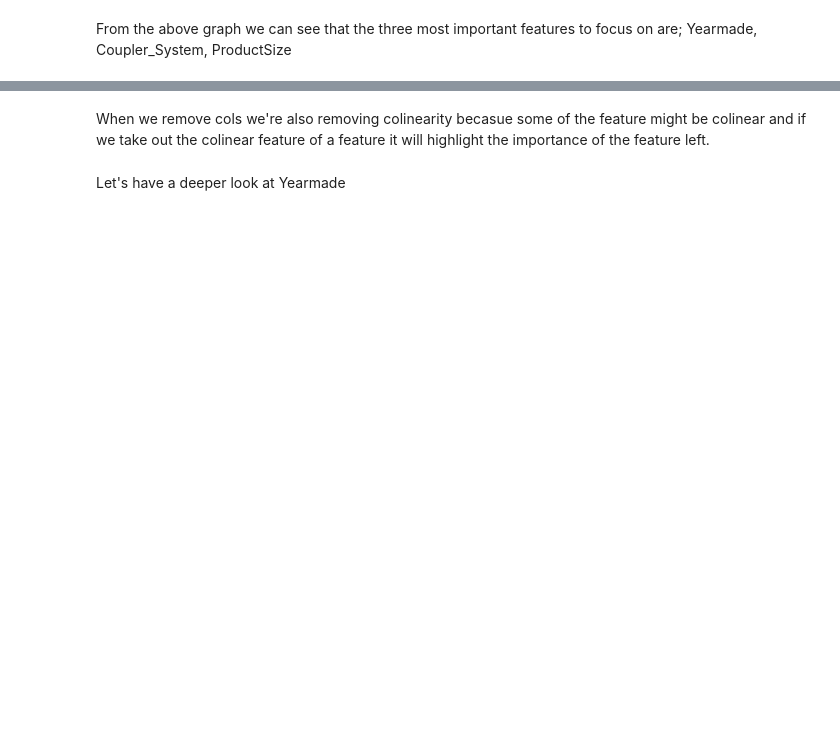
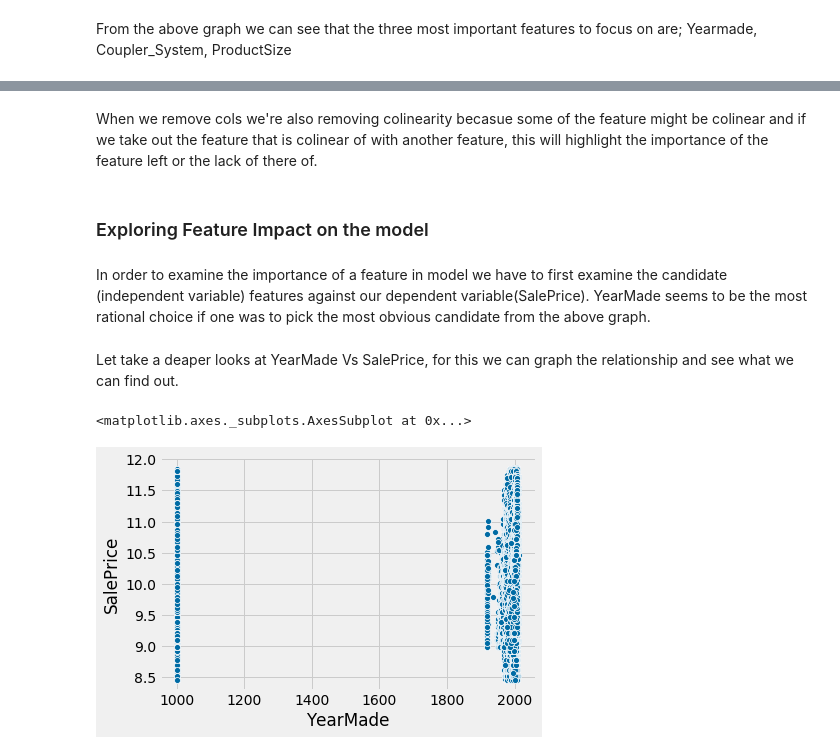
Before and after one commit to MrRutledge/ML_Practice, a Jupyter notebook: FastAi_ML_RandomForest.ipynb, the cells around one changed output, grey strips where cells are left out. Drawn from its saved outputs; the diff is of its cells as text; code cells hidden in the pictures; blank space fills up the shorter version.

```diff
--- a/FastAi_ML_RandomForest.ipynb
+++ b/FastAi_ML_RandomForest.ipynb
@@ -779,4 +750,13 @@ plot_fi(fi)
 # %% [markdown]
-When we remove cols we're also removing colinearity becasue some of the feature might be colinear and if we take out the colinear feature of a feature it will highlight the importance of the feature left.
+When we remove cols we're also removing colinearity becasue some of the feature might be colinear and if we take out the feature  that is colinear of with another feature, this will highlight the importance of the feature left or the lack of there of.
-# %% [markdown]
-Let's have a deeper look at Yearmade
+# %% [markdown]
+### Exploring Feature Impact on the model
+# %% [markdown]
+In order to examine the importance of a feature in  model we have to first examine the candidate (independent variable) features against our dependent variable(SalePrice). YearMade seems to be the most rational choice if one was to pick the most obvious candidate from the above graph.
+# %% [markdown]
+Let take a deaper looks at YearMade Vs SalePrice, for this we can graph the relationship and see what we can find out.
+# %%
+sns.scatterplot(x="YearMade", y="SalePrice", data=raw_train)
+# %% [output]
+<matplotlib.axes._subplots.AxesSubplot at 0x...>
+[figure, added]
```
Also changed, not shown: parts of 52 cells of this notebook.
